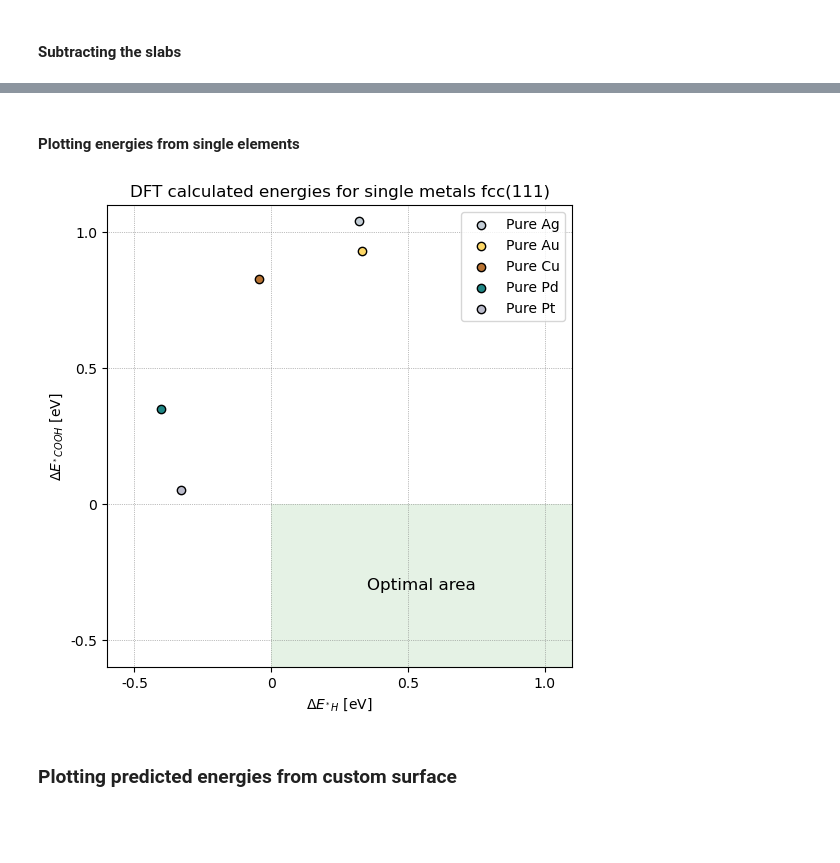
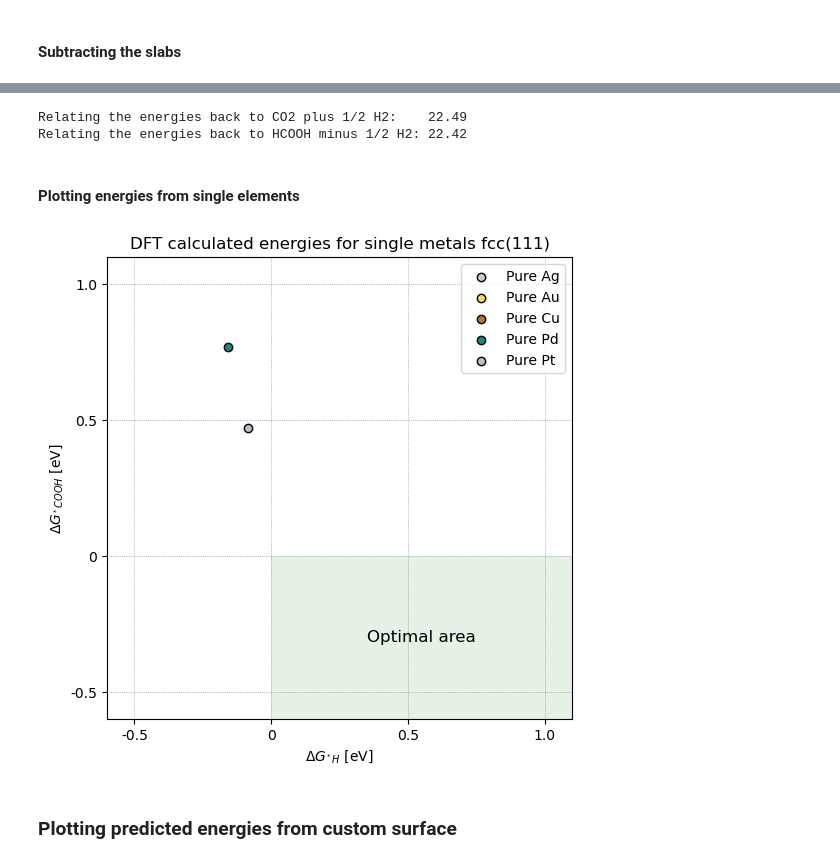
Before and after one commit to MarcusNoergaardWeng/CatalysisThesis, a Jupyter notebook: Notebooks/DFT Calculated energies.ipynb, the cells around one changed output, grey strips where cells are left out. Saved outputs shown, nothing was run; the diff lists cells and outputs as text; code cells hidden in the pictures; blank space fills up the shorter version.

Commit message:
Single Metals correction + Matplotlib fuck

```diff
--- a/Notebooks/DFT Calculated energies.ipynb
+++ b/Notebooks/DFT Calculated energies.ipynb
@@ -6,6 +6,7 @@
 import matplotlib.pyplot as plt
 import matplotlib.ticker as ticker
 import matplotlib.patches as patches
+plt.rcParams['text.usetex'] = True
 import numpy as np
 from ase.db import connect
 import sys
@@ -140,5 +141,25 @@ with connect(f'{DFT_folder}{db_name_SE}') as db_slab:
 # %% [markdown]
 #### Subtracting the slabs
 # %%
-DeltaE_COOH = np.array(SE_COOH_energies) - np.array(SE_slab_energies) - molecules_dict["CO2"] - 1/2*molecules_dict["H2"]
-DeltaE_H = np.array(SE_H_energies) - np.array(SE_slab_energies) - 1/2*molecules_dict["H2"]
+### Summing up all the Approximation Factors for COOH
+ZpE_sum  = AF["bound_COOH"]["ZPE"]  - AF["HCOOH"]["ZPE"]  + 1/2*AF["H2"]["ZPE"]
+CpdT_sum = AF["bound_COOH"]["CpdT"] - AF["HCOOH"]["CpdT"] + 1/2*AF["H2"]["CpdT"]
+TS_sum   = AF["bound_COOH"]["TS"]   - AF["HCOOH"]["TS"]   + 1/2*AF["H2"]["TS"] #Figure the signs out
+correction_constant_COOH = ZpE_sum + CpdT_sum - TS_sum
+
+### Summing up all the Approximation Factors for H
+ZpE_sum  = AF["bound_H"]["ZPE"]  - 1/2 * AF["H2"]["ZPE"] # Stokiometrien er bevaret! Tak, Oliver
+CpdT_sum = AF["bound_H"]["CpdT"] - 1/2 * AF["H2"]["CpdT"]
+TS_sum   = AF["bound_H"]["TS"]   - 1/2 * AF["H2"]["TS"]
+correction_constant_H = ZpE_sum + CpdT_sum - TS_sum
+
+#DeltaE_COOH = np.array(SE_COOH_energies) - np.array(SE_slab_energies) - molecules_dict["CO2"] - 1/2*molecules_dict["H2"]
+#DeltaE_H = np.array(SE_H_energies) - np.array(SE_slab_energies) - 1/2*molecules_dict["H2"]
+
+# Hvis de skal passe ind i plottet, så skal de refereres tilbage til HCOOH - H (Man trækker 1/2 H2 fra)
+DeltaE_COOH = np.array(SE_COOH_energies) - molecules_dict["CH2O2"] + 1/2*molecules_dict["H2"] - np.array(SE_slab_energies)
+DeltaE_H    = np.array(SE_H_energies) - np.array(SE_slab_energies) - 1/2*molecules_dict["H2"]
+
+#Nu skal de korrigeres til deltaG i stedet for elektroniske energier deltaE
+DeltaG_COOH = DeltaE_COOH + correction_constant_COOH
+DeltaG_H    = DeltaE_H    + correction_constant_H
@@ -145,3 +196,11 @@ DeltaE_H = np.array(SE_H_energies) - np.array(SE_slab_energies) - 1/2*molecules_
+# %%
+CO2_rel = - molecules_dict["CO2"] - 1/2*molecules_dict["H2"]
+print(f"Relating the energies back to CO2 plus 1/2 H2:    {CO2_rel:.2f}")
+HCOOH_rel = - molecules_dict["CH2O2"] + 1/2*molecules_dict["H2"]
+print(f"Relating the energies back to HCOOH minus 1/2 H2: {HCOOH_rel:.2f}")
+# %% [output]
+Relating the energies back to CO2 plus 1/2 H2:    22.49
+Relating the energies back to HCOOH minus 1/2 H2: 22.42
 # %% [markdown]
 #### Plotting energies from single elements
 # %%
@@ -160,34 +219,34 @@ ax.set_ylim(-0.6, 1.1)
 
 # Set the major ticks and tick labels
 ax.set_xticks([-0.5, 0, 0.5, 1.0])
 ax.set_xticklabels([-0.5, 0, 0.5, 1.0])
 ax.set_yticks([-0.5, 0, 0.5, 1.0])
 ax.set_yticklabels([-0.5, 0, 0.5, 1.0])
 
 # Set the grid lines
 ax.grid(which='both', linestyle=':', linewidth=0.5, color='gray')
 
 ax.set_title("DFT calculated energies for single metals fcc(111)")
-ax.set_xlabel("$\Delta E_{^*H}$ [eV]")
-ax.set_ylabel("$\Delta E_{^*COOH}$ [eV]")
+ax.set_xlabel("$\Delta G_{^*H}$ [eV]")
+ax.set_ylabel("$\Delta G_{^*COOH}$ [eV]")
 
 for i, metal in enumerate(SE_slab_metals):
-        ax.scatter(DeltaE_H[i], DeltaE_COOH[i], label = "Pure "+metal, marker = "o", c = metal_colors[metal], edgecolors='black')
+        ax.scatter(DeltaG_H[i], DeltaG_COOH[i], label = "Pure "+metal, marker = "o", c = metal_colors[metal], edgecolors='black')
 
 if True:
     # Create a rectangle patch
     rect = patches.Rectangle((0, 0), 1.1, -0.6, linewidth=1, edgecolor='none', facecolor='green', alpha = 0.1)
 
     # Add the rectangle to the plot
     ax.add_patch(rect)
 
     label_text = f'Optimal area' #This can show how many points are in there as well
     label_x = 0.55
     label_y = -0.3
     ax.text(label_x, label_y, label_text, ha='center', va='center', fontsize=12)
 
 ax.legend()
 plt.savefig("../figures/DFT_calc_energies/"+"Single_Metals"+".png", dpi = 600, bbox_inches = "tight")
 plt.show()
 # %% [output]
-[figure, old version]
+[figure, new version]
```
Also changed, not shown: parts of 12 cells of this notebook, 6 other files.
